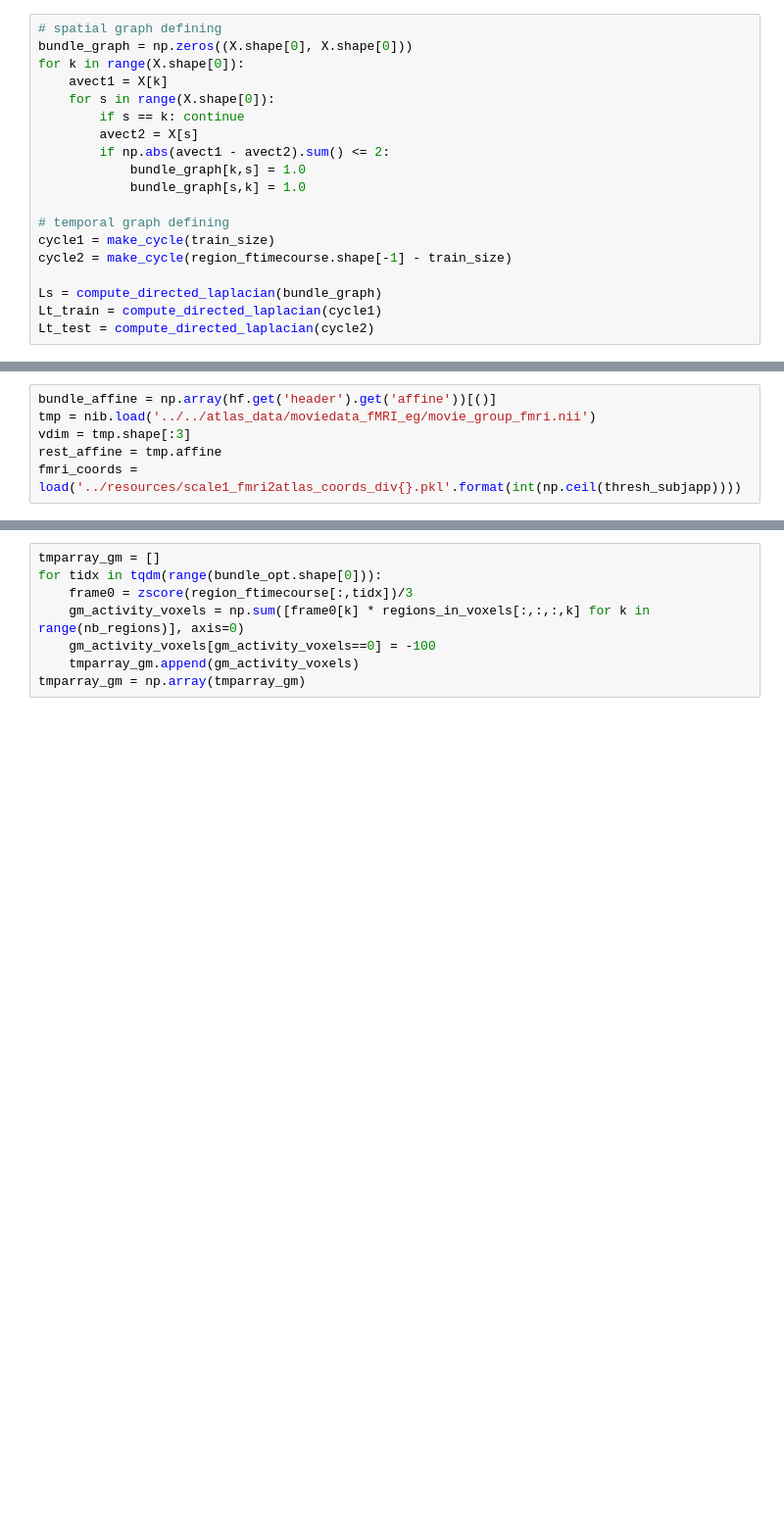
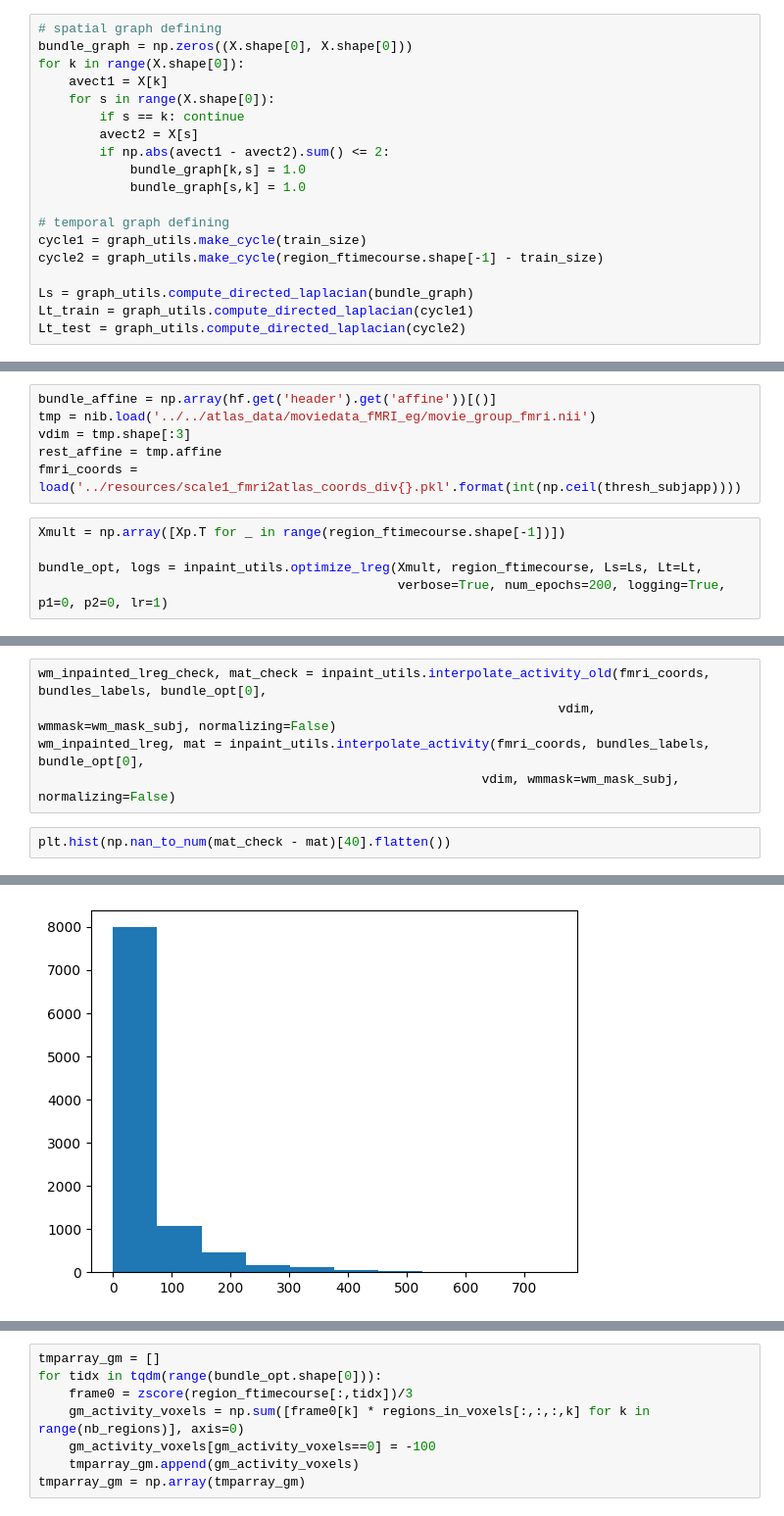
Before and after one commit to miki998/structural_wminpainting, a Jupyter notebook: notebooks/hyperparameter_optim.ipynb, the cells around one changed output, grey strips where cells are left out. Shown: that part at 98% size. Saved outputs shown, nothing was run; the diff lists cells and outputs as text; blank space fills up the shorter version.

Commit message:
CHECKPOINT

```diff
--- a/notebooks/hyperparameter_optim.ipynb
+++ b/notebooks/hyperparameter_optim.ipynb
@@ -116,12 +154,12 @@ for k in range(X.shape[0]):
             bundle_graph[s,k] = 1.0
 
 # temporal graph defining
-cycle1 = make_cycle(train_size)
-cycle2 = make_cycle(region_ftimecourse.shape[-1] - train_size)
+cycle1 = graph_utils.make_cycle(train_size)
+cycle2 = graph_utils.make_cycle(region_ftimecourse.shape[-1] - train_size)
 
-Ls = compute_directed_laplacian(bundle_graph)
-Lt_train = compute_directed_laplacian(cycle1)
-Lt_test = compute_directed_laplacian(cycle2)
+Ls = graph_utils.compute_directed_laplacian(bundle_graph)
+Lt_train = graph_utils.compute_directed_laplacian(cycle1)
+Lt_test = graph_utils.compute_directed_laplacian(cycle2)
 # %%
 # g1 is spatial hyperparam and g2 is temporal hyperparam
 grid1d = np.sort(np.concatenate([np.logspace(-3,3,7), 5 * np.logspace(-3,1,4)]))
@@ -289,3 +327,8 @@ tmp = nib.load('../../atlas_data/moviedata_fMRI_eg/movie_group_fmri.nii')
 vdim = tmp.shape[:3]
 rest_affine = tmp.affine
 fmri_coords = load('../resources/scale1_fmri2atlas_coords_div{}.pkl'.format(int(np.ceil(thresh_subjapp))))
+# %%
+Xmult = np.array([Xp.T for _ in range(region_ftimecourse.shape[-1])])
+
+bundle_opt, logs = inpaint_utils.optimize_lreg(Xmult, region_ftimecourse, Ls=Ls, Lt=Lt,
+                                               verbose=True, num_epochs=200, logging=True, p1=0, p2=0, lr=1)
@@ -291,0 +345,8 @@ fmri_coords = load('../resources/scale1_fmri2atlas_coords_div{}.pkl'.format(int(
+# %%
+wm_inpainted_lreg_check, mat_check = inpaint_utils.interpolate_activity_old(fmri_coords, bundles_labels, bundle_opt[0],
+                                                                    vdim, wmmask=wm_mask_subj, normalizing=False)
+wm_inpainted_lreg, mat = inpaint_utils.interpolate_activity(fmri_coords, bundles_labels, bundle_opt[0],
+                                                          vdim, wmmask=wm_mask_subj, normalizing=False)
+# %%
+plt.hist(np.nan_to_num(mat_check - mat)[40].flatten())
+# %% [output]
@@ -291,0 +358 @@ fmri_coords = load('../resources/scale1_fmri2atlas_coords_div{}.pkl'.format(int(
+[figure, added]
```
Also changed, not shown: parts of 15 cells of this notebook, 1 other file.
